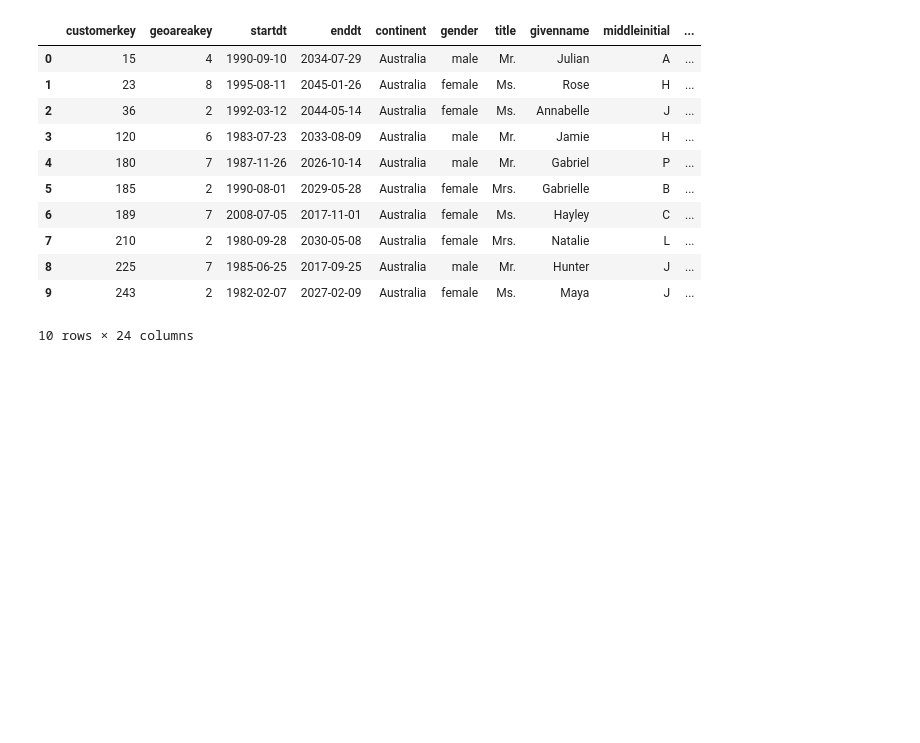
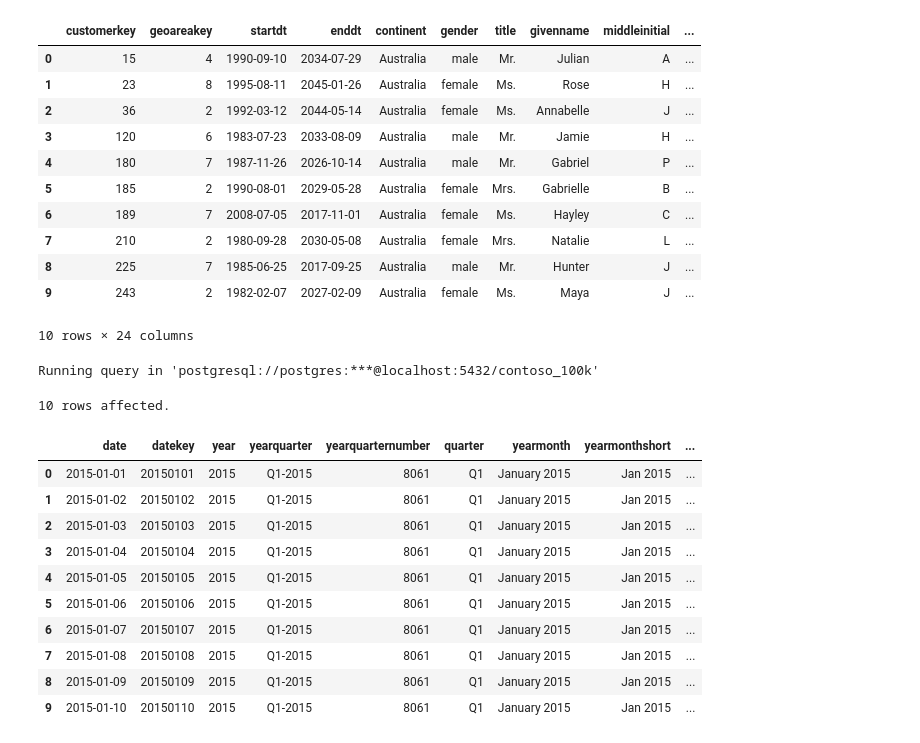
Before and after one commit to RadoslawZietak/SQL_intermediate_course, a Jupyter notebook: course_luke/part1/SQL_Notebook_p1.ipynb, the cells around one changed output. Saved outputs shown, nothing was run; the diff lists cells and outputs as text; code cells hidden in the pictures; blank space fills up the shorter version.

```diff
--- a/course_luke/part1/SQL_Notebook_p1.ipynb
+++ b/course_luke/part1/SQL_Notebook_p1.ipynb
@@ -178,0 +210,20 @@ Running query in 'postgresql://postgres:***@localhost:5432/contoso_100k'
+# %%
+%%sql
+
+SELECT *
+FROM date
+LIMIT 10;
+# %% [output]
+Running query in 'postgresql://postgres:***@localhost:5432/contoso_100k'
+10 rows affected.
+|  | date | datekey | year | yearquarter | yearquarternumber | quarter | yearmonth | yearmonthshort | ... |
+| 0 | 2015-01-01 | 20150101 | 2015 | Q1-2015 | 8061 | Q1 | January 2015 | Jan 2015 | ... |
+| 1 | 2015-01-02 | 20150102 | 2015 | Q1-2015 | 8061 | Q1 | January 2015 | Jan 2015 | ... |
+| 2 | 2015-01-03 | 20150103 | 2015 | Q1-2015 | 8061 | Q1 | January 2015 | Jan 2015 | ... |
+| 3 | 2015-01-04 | 20150104 | 2015 | Q1-2015 | 8061 | Q1 | January 2015 | Jan 2015 | ... |
+| 4 | 2015-01-05 | 20150105 | 2015 | Q1-2015 | 8061 | Q1 | January 2015 | Jan 2015 | ... |
+| 5 | 2015-01-06 | 20150106 | 2015 | Q1-2015 | 8061 | Q1 | January 2015 | Jan 2015 | ... |
+| 6 | 2015-01-07 | 20150107 | 2015 | Q1-2015 | 8061 | Q1 | January 2015 | Jan 2015 | ... |
+| 7 | 2015-01-08 | 20150108 | 2015 | Q1-2015 | 8061 | Q1 | January 2015 | Jan 2015 | ... |
+| 8 | 2015-01-09 | 20150109 | 2015 | Q1-2015 | 8061 | Q1 | January 2015 | Jan 2015 | ... |
+| 9 | 2015-01-10 | 20150110 | 2015 | Q1-2015 | 8061 | Q1 | January 2015 | Jan 2015 | ... |
```
Also changed, not shown: parts of 3 cells of this notebook.
